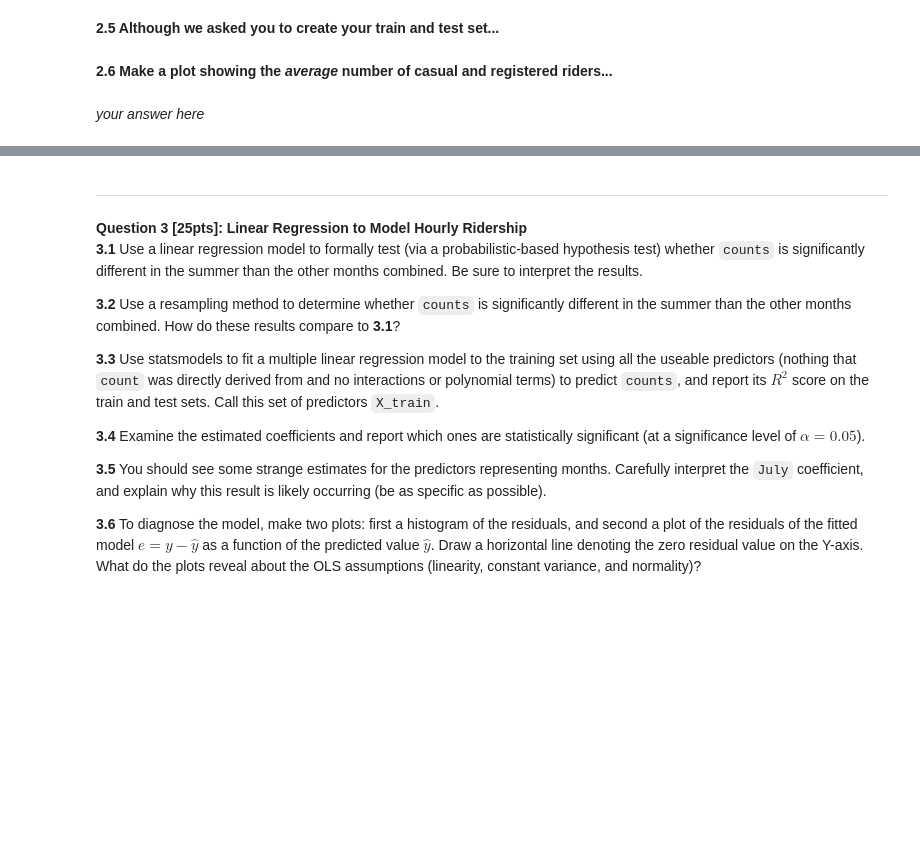
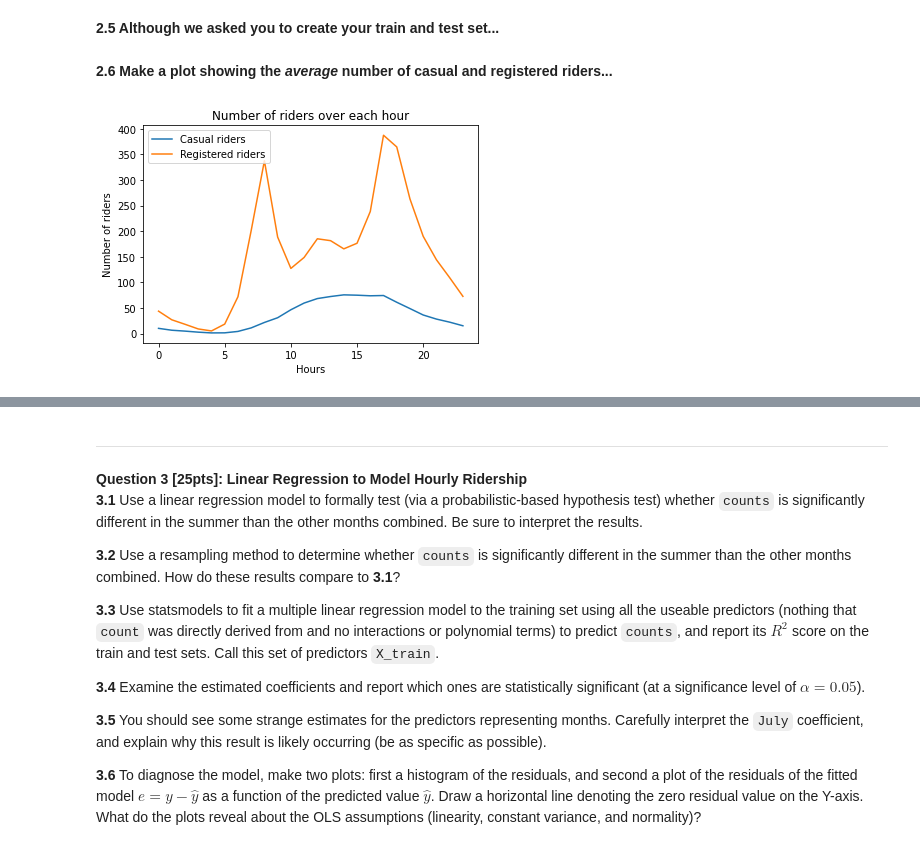
Before and after one commit to anuragmitra4/2021-s109a, a Jupyter notebook: psets/cs_s109a_hw3/cs_s109a_hw3.ipynb, the cells around one changed output, grey strips where cells are left out. Cells and saved outputs as stored; diff of their text form; code cells hidden in the pictures; blank space fills up the shorter version.

```diff
--- a/psets/cs_s109a_hw3/cs_s109a_hw3.ipynb
+++ b/psets/cs_s109a_hw3/cs_s109a_hw3.ipynb
@@ -125,0 +120,3 @@ In this section, we read in the data and begin one of the most important analyti
+# %%
+bikes_df_raw = pd.read_csv("data/BSS_hour_raw.csv")
+bikes_df_raw.head()
@@ -132,2 +165,4 @@ In this section, we read in the data and begin one of the most important analyti
+# %%
+bikes_df_raw['dteday'] = pd.to_datetime(bikes_df_raw.dteday, format='%Y-%m-%d')
 # %% [markdown]
 **1.3 Create three new columns in the dataframe:...**
@@ -137,0 +169,5 @@ In this section, we read in the data and begin one of the most important analyti
+# %%
+bikes_df_raw['year'] = [date.year - 2011 for date in bikes_df_raw['dteday']]
+bikes_df_raw['month'] = [date.month for date in bikes_df_raw['dteday']]
+bikes_df_raw['counts'] = bikes_df_raw['casual'] + bikes_df_raw['registered']
+bikes_df_raw.head()
@@ -195,0 +275,3 @@ Make a plot showing  the _distribution_ of the number of casual and registered r
+# %%
+bikes_df = pd.get_dummies(bikes_df_raw, columns=['season','weekday','month','weather'], drop_first=True)
+bikes_df.tail()
@@ -214,2 +308,14 @@ Make a plot showing  the _distribution_ of the number of casual and registered r
-# %% [markdown]
-*your answer here*
+# %%
+bikes_by_hour = bikes_df.copy()
+bikes_by_hour = bikes_by_hour.groupby('hour').aggregate(
+    {'casual' : np.mean,
+     'registered' : np.mean}
+)
+plt.plot(bikes_by_hour['casual'], label="Casual riders")
+plt.plot(bikes_by_hour['registered'], label="Registered riders")
+plt.legend()
+plt.xlabel('Hours')
+plt.ylabel('Number of riders')
+plt.title('Number of riders over each hour');
+# %% [output]
+[figure, added]
```
Also changed, not shown: parts of 48 cells of this notebook, 6 other files.
